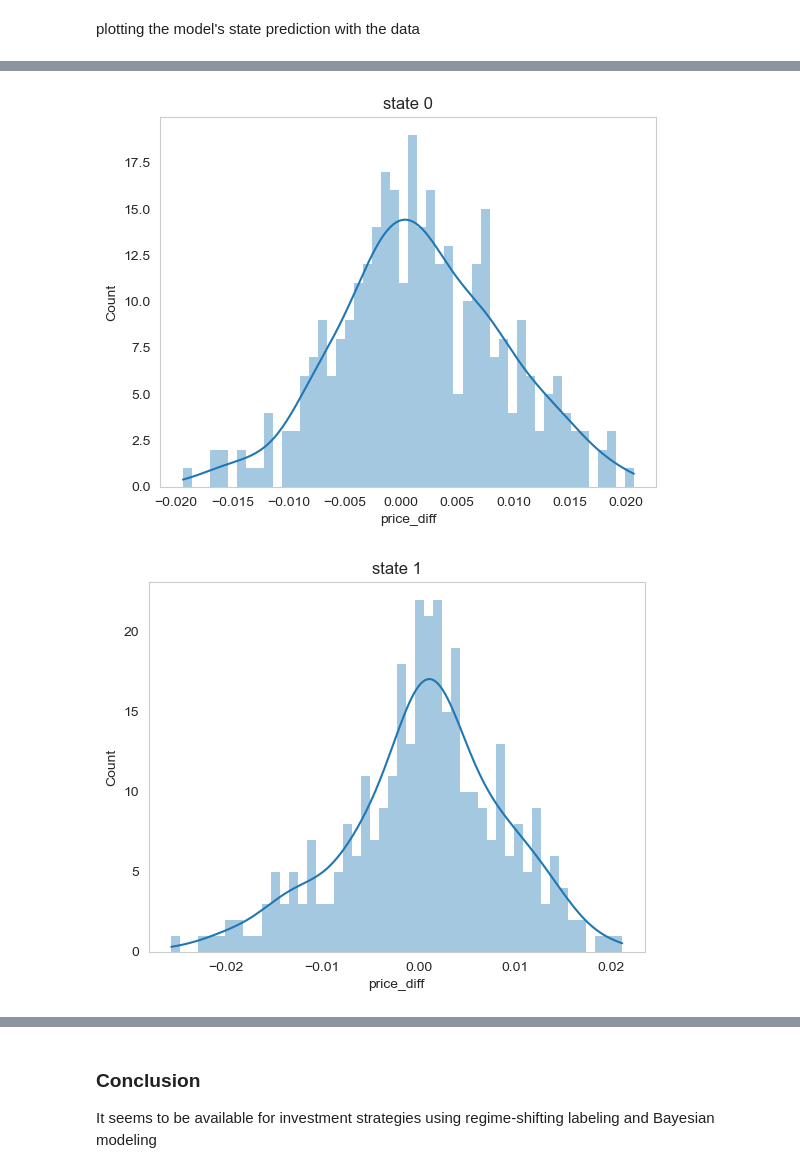
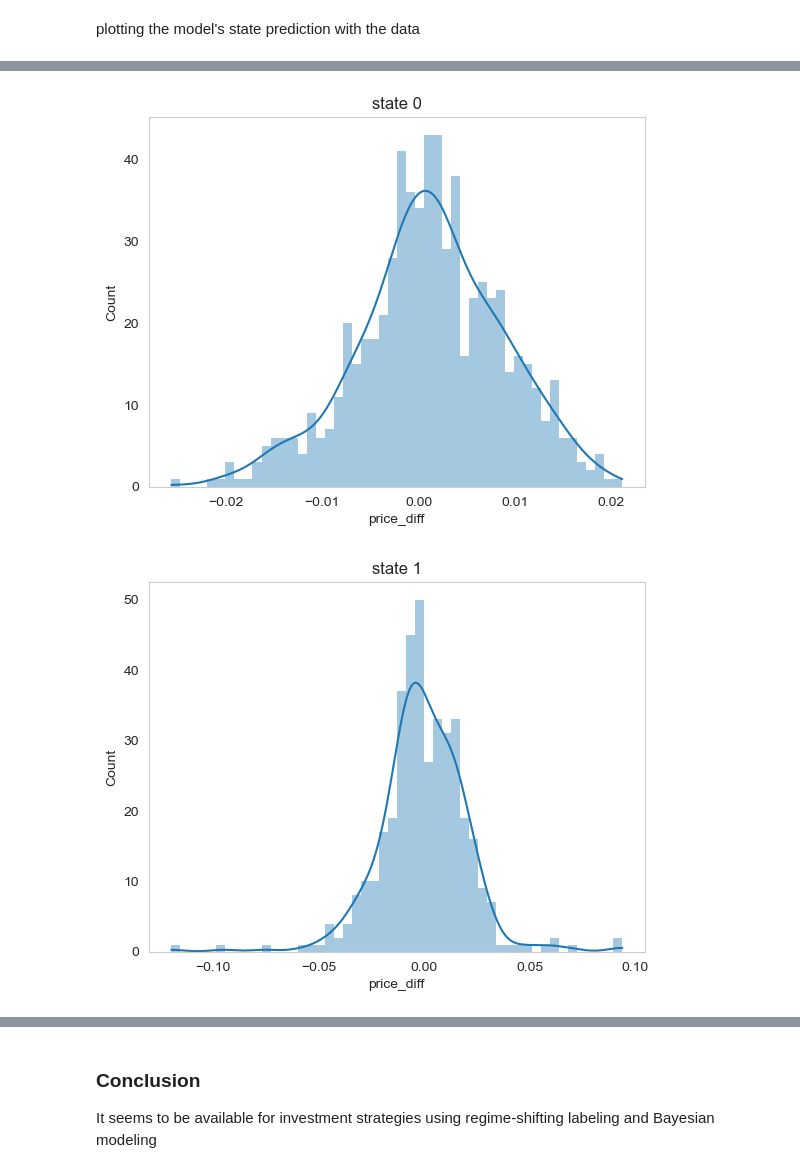
Before and after one commit to Tommylee1013/FinancialMachineLearning, a Jupyter notebook: ml_finance/Hidden Markov Model.ipynb, the cells around one changed output, grey strips where cells are left out. Saved outputs shown, nothing was run; the diff lists cells and outputs as text; code cells hidden in the pictures.

```diff
--- a/ml_finance/Hidden Markov Model.ipynb
+++ b/ml_finance/Hidden Markov Model.ipynb
@@ -8,8 +8,8 @@ from hmmlearn import hmm
 # %%
 import yfinance as yf
 
-start = '2000-01-01'
-end = '2024-02-26'
+start = '1980-01-01'
+end = '2024-03-26'
 ticker = '^GSPC'
 data = yf.download(ticker, start = start, end = end)
 # %% [output]
@@ -41,7 +41,7 @@ X_train, X_test = data[['price_diff']][:'2019'].values, data[['price_diff']]['20
 Build the Hidden Markov Model
 # %%
 model = hmm.GaussianHMM(
-    n_components = 3,
+    n_components = 2,
     covariance_type = 'diag',
     n_iter = 50,
     random_state = 42
@@ -196,34 +181,26 @@ plt.show()
 # %%
 sns.histplot(
     data['price_diff']['2020':].iloc[Z_test == 0],
     bins = 50,
     edgecolor = 'none',
     alpha = 0.4,
-    kde = True
+    kde = True,
+    label = 'expansion'
 )
 plt.title('state 0')
 plt.grid(False)
 plt.show()
 sns.histplot(
     data['price_diff']['2020':].iloc[Z_test == 1],
     bins = 50,
     edgecolor = 'none',
     alpha = 0.4,
-    kde = True
+    kde = True,
+    label = 'Recession'
 )
 plt.title('state 1')
 plt.grid(False)
 plt.show()
-sns.histplot(
-    data['price_diff']['2020':].iloc[Z_test == 2],
-    bins = 50,
-    edgecolor = 'none',
-    alpha = 0.4,
-    kde = True
-)
-plt.title('state 2')
-plt.grid(False)
-plt.show()
 # %% [output]
-[figure, old version]
+[figure, new version]
-[figure, old version]
+[figure, new version]
```
Also changed, not shown: parts of 12 cells of this notebook, 1 other file.
